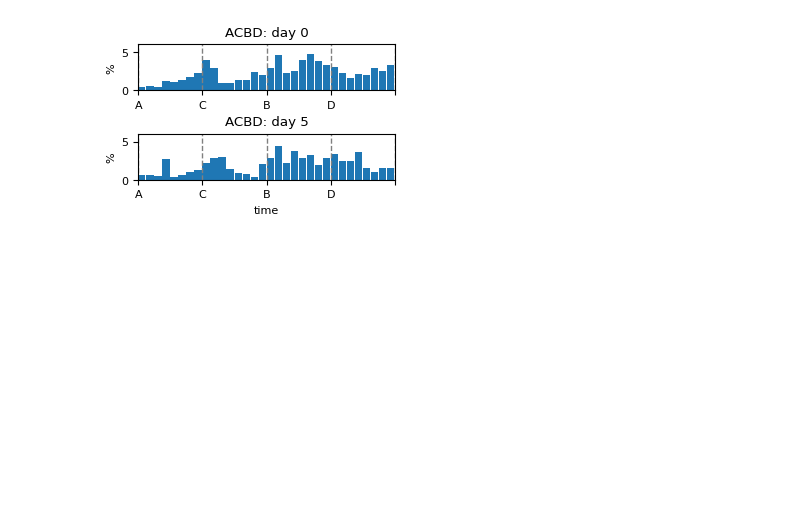
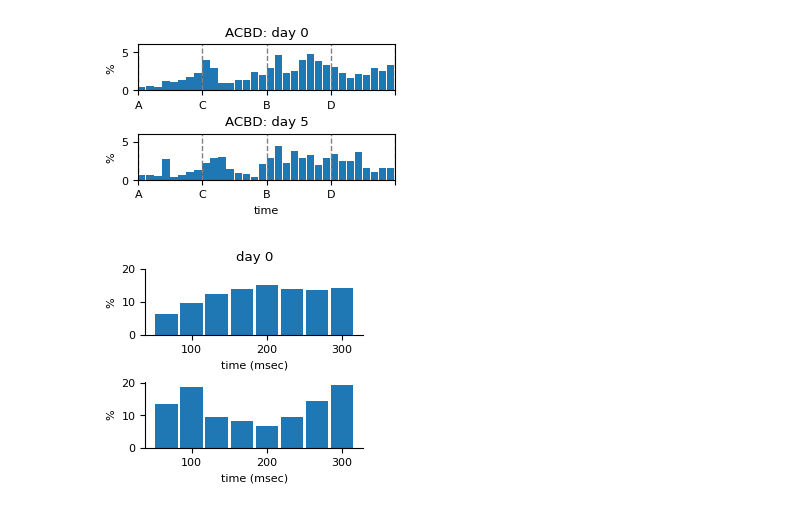
Before and after one commit to scottcanoe/SequenceLearning, a Jupyter notebook: notebook.ipynb, the cells around one changed output. Cells and saved outputs as stored; diff of their text form; code cells hidden in the pictures; blank space fills up the shorter version.

```diff
--- a/notebook.ipynb
+++ b/notebook.ipynb
@@ -973,3 +973,72 @@ plot_sequence_timefields('ACBD')
 [figure]
 [figure]
 [figure]
+# %%
+
+
+def collect_counts(day: int, tol:int = 4, offset: int = 2) -> np.ndarray:
+    """
+    """
+
+    arr = utils.load_traces(day, 'ABCD')
+    arr = filter_consistent(arr, tol)
+    scores = arr.mean('trial').argmax('time')
+    bins = np.arange(0, arr.sizes['time'] + 1) - 0.5
+    vals, _ = np.histogram(scores, bins=bins)
+    counts = vals[0 + offset:8 + offset]
+    counts += vals[8 + offset:16 + offset]
+    counts += vals[16 + offset:24 + offset]
+    counts += vals[24 + offset:32 + offset]
+
+    arr = utils.load_traces(day, 'ABBD')
+    arr = filter_consistent(arr, tol)
+    scores = arr.mean('trial').argmax('time')
+    vals, _ = np.histogram(scores, bins=bins)
+    counts += vals[0 + offset:8 + offset]
+    counts += vals[8 + offset:16 + offset]
+    counts += vals[24 + offset:32 + offset]
+
+    arr = utils.load_traces(day, 'ACBD')
+    arr = filter_consistent(arr, tol)
+    scores = arr.mean('trial').argmax('time')
+    vals, _ = np.histogram(scores, bins=bins)
+    counts += vals[0 + offset:8 + offset]
+    counts += vals[8 + offset:16 + offset]
+    counts += vals[16 + offset:24 + offset]
+    counts += vals[24 + offset:32 + offset]
+
+    return counts / counts.sum()
+
+
+
+counts_0 = collect_counts(0)
+counts_5 = collect_counts(5)
+
+fig, axes = plt.subplots(2, 1, figsize=(2.75, 2.5))
+
+ax, counts = axes[0], counts_0
+X = np.arange(len(counts)) + 0.5
+ax.bar(X, counts, width=0.9)
+ax.set_title('day 0')
+
+ax, counts = axes[1], counts_5
+X = np.arange(len(counts)) + 0.5
+ax.bar(X, counts, width=0.9)
+
+
+xticks = np.array([1, 4, 7]) + 0.5
+xticklabels = ['100', '200', '300']
+for ax in axes:
+    ax.set_xlabel('time (msec)')
+    ax.set_xticks(xticks)
+    ax.set_xticklabels(xticklabels)
+    ax.set_yticks([0.0 ,0.1, 0.2])
+    ax.set_yticklabels([0, 10, 20])
+    ax.set_ylabel('%')
+    ax.spines['right'].set_visible(False)
+    ax.spines['top'].set_visible(False)
+
+fig.tight_layout(pad=0.8)
+plt.show()
+# %% [output]
+[figure, added]
```
Also changed, not shown: parts of 1 cell of this notebook.
